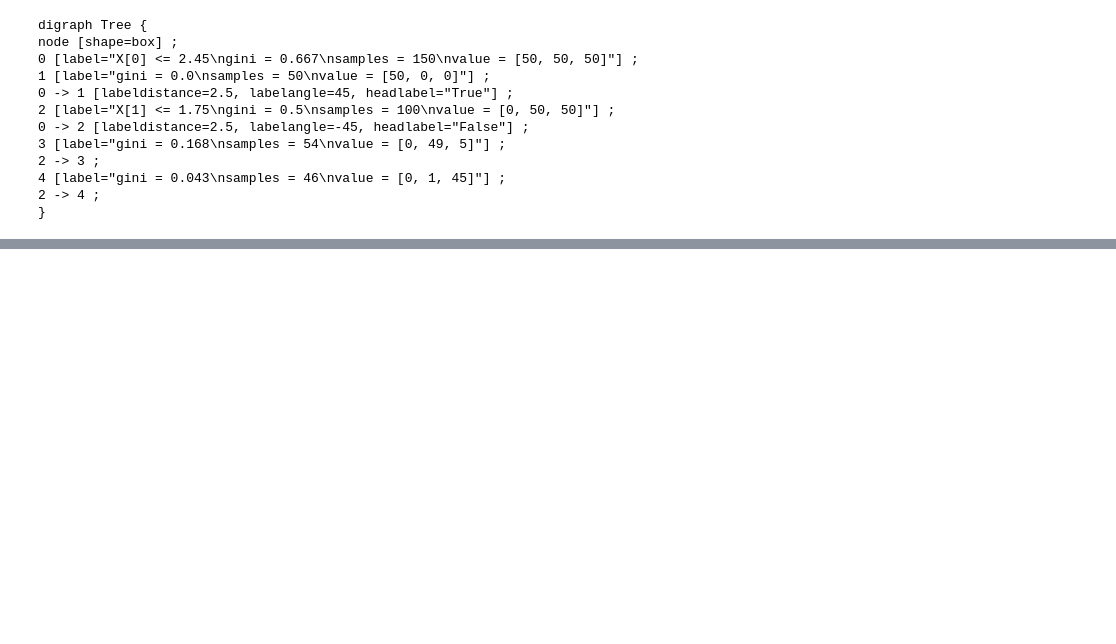
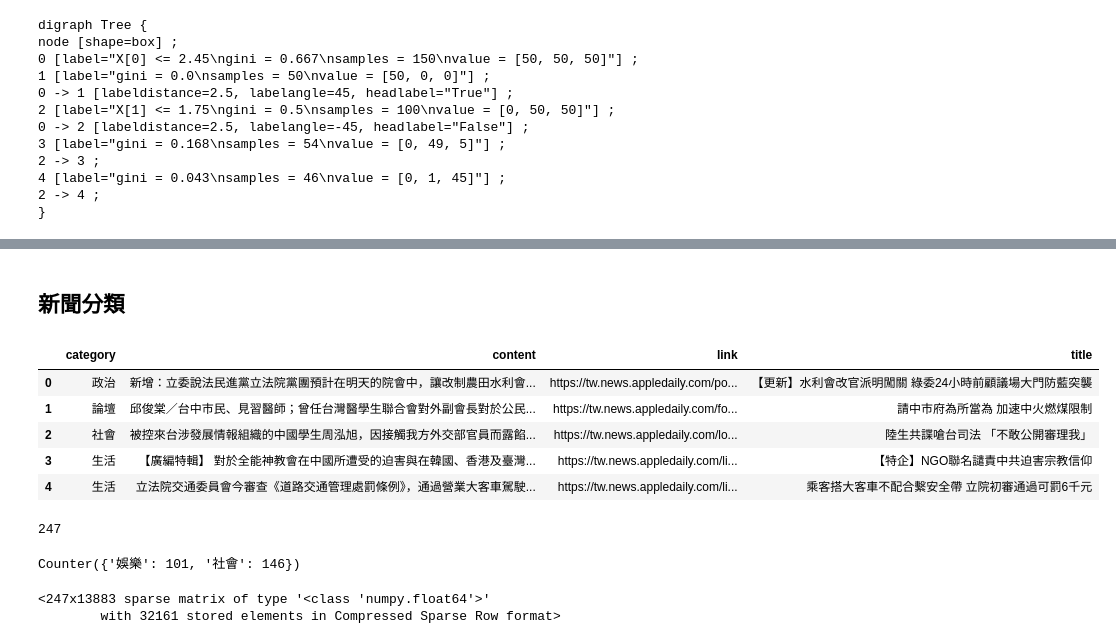
Before and after one commit to ywchiu/tibame_tm, a Jupyter notebook: Demo20200812.ipynb, the cells around one changed output, grey strips where cells are left out. Saved outputs shown, nothing was run; the diff lists cells and outputs as text; code cells hidden in the pictures; blank space fills up the shorter version.

```diff
--- a/Demo20200812.ipynb
+++ b/Demo20200812.ipynb
@@ -339,0 +398,14 @@ node [shape=box] ;
+# %% [markdown]
+## 新聞分類
+# %%
+import pandas
+df = pandas.read_excel('https://raw.githubusercontent.com/ywchiu/tibame_tm/master/data/news.xlsx', index_col = 0)
+# %%
+df.head()
+# %% [output]
+|  | category | content | link | title |
+| 0 | 政治 | 新增：立委說法民進黨立法院黨團預計在明天的院會中，讓改制農田水利會... | https://tw.news.appledaily.com/po... | 【更新】水利會改官派明闖關 綠委24小時前顧議場大門防藍突襲 |
+| 1 | 論壇 | 邱俊棠／台中市民、見習醫師；曾任台灣醫學生聯合會對外副會長對於公民... | https://tw.news.appledaily.com/fo... | 請中市府為所當為 加速中火燃煤限制 |
+| 2 | 社會 | 被控來台涉發展情報組織的中國學生周泓旭，因接觸我方外交部官員而露餡... | https://tw.news.appledaily.com/lo... | 陸生共諜嗆台司法 「不敢公開審理我」 |
+| 3 | 生活 | 【廣編特輯】 對於全能神教會在中國所遭受的迫害與在韓國、香港及臺灣... | https://tw.news.appledaily.com/li... | 【特企】NGO聯名譴責中共迫害宗教信仰 |
+| 4 | 生活 | 立法院交通委員會今審查《道路交通管理處罰條例》，通過營業大客車駕駛... | https://tw.news.appledaily.com/li... | 乘客搭大客車不配合繫安全帶 立院初審通過可罰6千元 |
@@ -339,0 +422,10 @@ node [shape=box] ;
+# %%
+len(corpus)
+# %% [output]
+247
+# %%
+from collections import Counter
+c = Counter(tags)
+c
+# %% [output]
+Counter({'娛樂': 101, '社會': 146})
@@ -339,0 +436,5 @@ node [shape=box] ;
+# %%
+tfidf
+# %% [output]
+<247x13883 sparse matrix of type '<class 'numpy.float64'>'
+        with 32161 stored elements in Compressed Sparse Row format>
```
Also changed, not shown: parts of 37 cells of this notebook.
